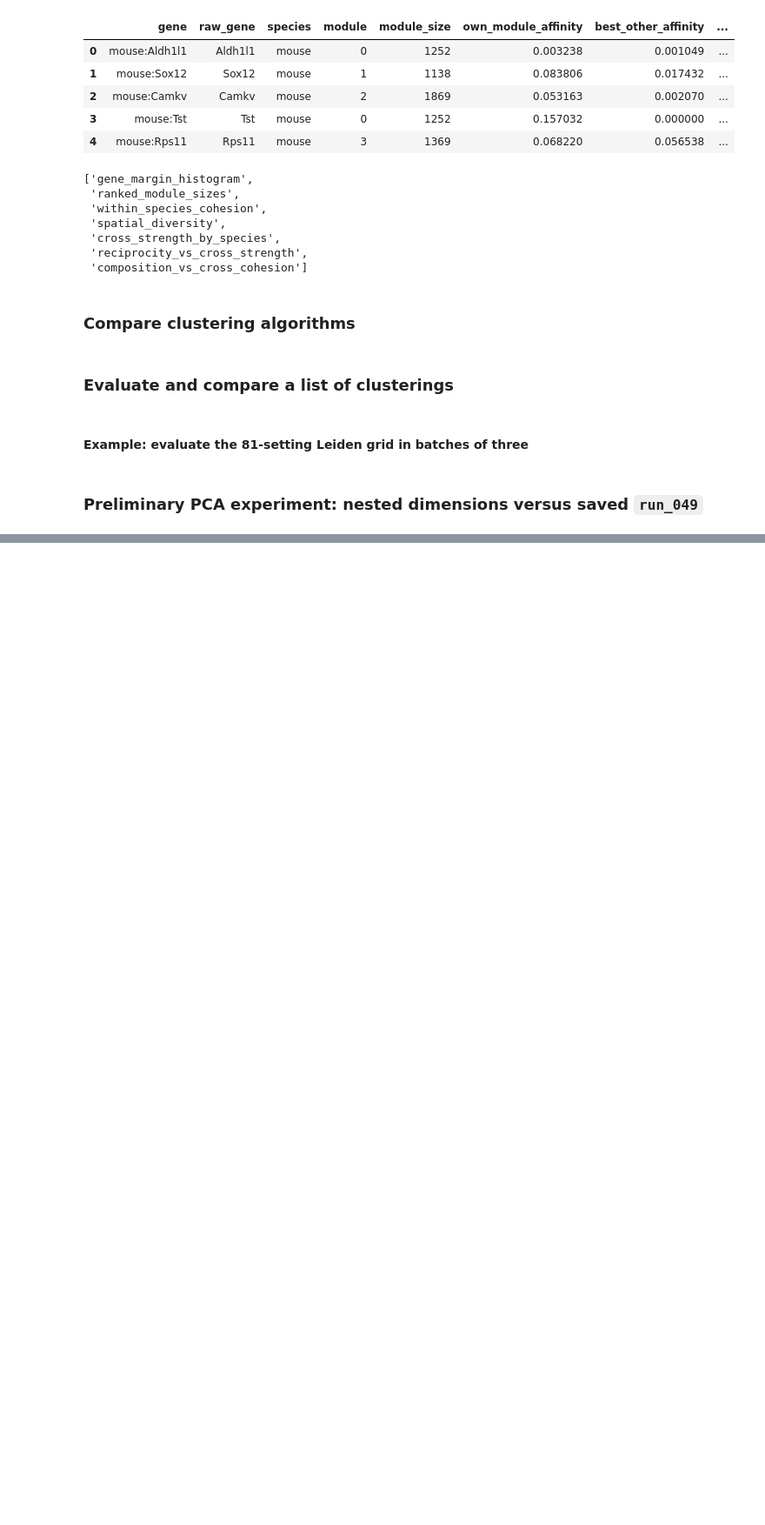
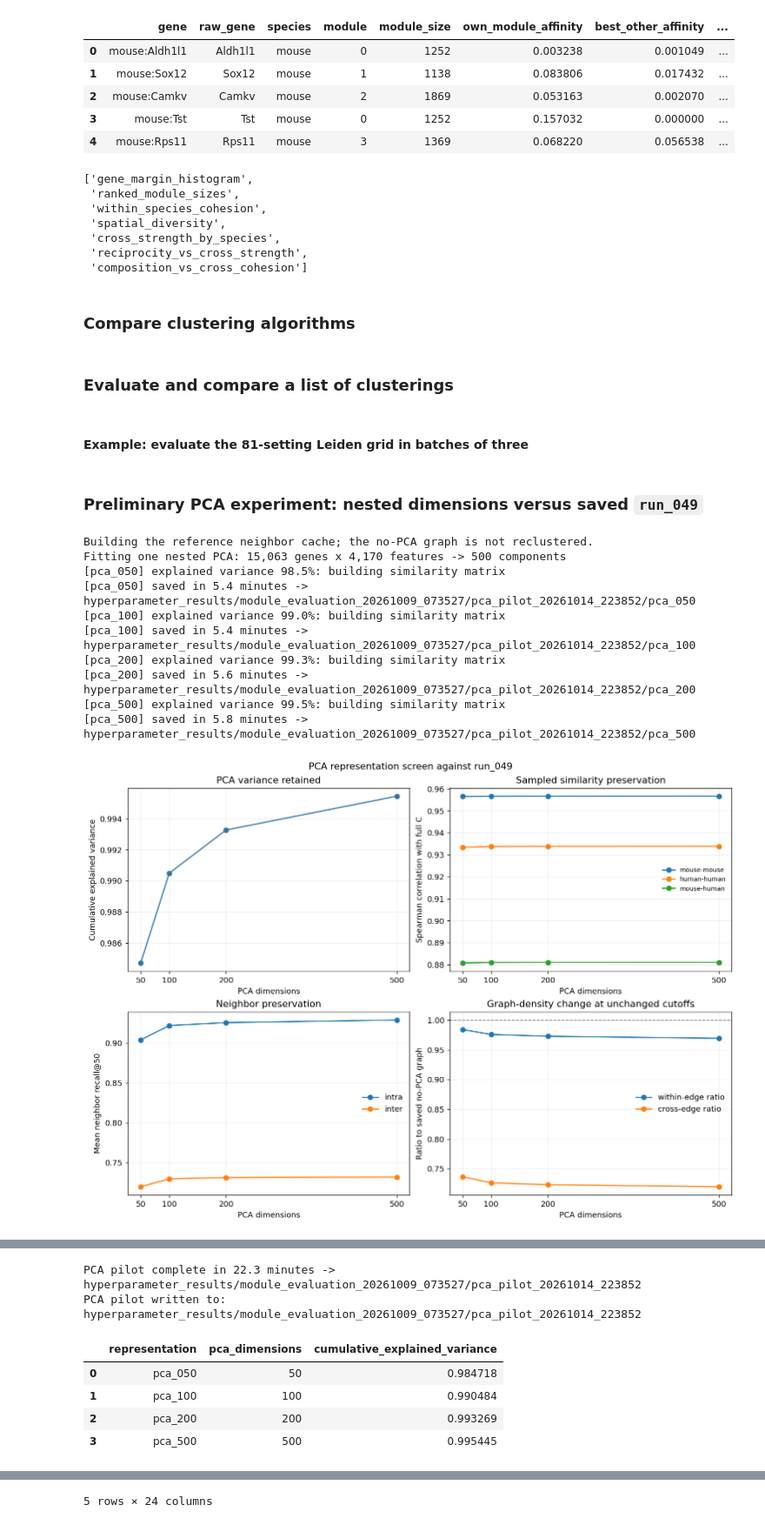
Before and after one commit to RK2006/Cross-Species-Spatial-Transcriptomics-Analysis-Using-Smoothie, a Jupyter notebook: Cross Species Pipeline/Full Pipeline.ipynb, the cells around one changed output, grey strips where cells are left out. Shown at 87% size. Drawn from its saved outputs; the diff is of its cells as text; code cells hidden in the pictures; blank space fills up the shorter version.

Commit message:
Results from PCA pipeline

```diff
--- a/Cross Species Pipeline/Full Pipeline.ipynb
+++ b/Cross Species Pipeline/Full Pipeline.ipynb
@@ -3441,8 +3441,8 @@ else:
         "81 settings are configured in 27 batches of three. "
         "Set RUN_FULL_BATCHED_EVALUATION = True to start."
     )
-# %% [markdown]
-### Preliminary PCA experiment: nested dimensions versus saved `run_049`
+# %% [markdown]
+### Preliminary PCA experiment: nested dimensions versus saved `run_049`
 # %%
 def run_pca_pilot(
     prof,
@@ -4355,7 +4355,7 @@ def run_pca_pilot(
         "output_dir": str(output_root),
     }
 # %%
-RUN_PCA_PILOT = False
+RUN_PCA_PILOT = True
 
 # None selects the newest saved module_evaluation_* experiment and loads run_049.
 PCA_PILOT_EXPERIMENT_DIR = None
@@ -4367,30 +4367,42 @@ if RUN_PCA_PILOT:
             "C is the full-profile reference for every comparison."
         )
     pca_pilot = run_pca_pilot(
         prof,
         C,
         # Reuse the existing cache when available. If it is absent,
         # run_pca_pilot builds it from C without running Leiden.
         reference_neighbor_cache=globals().get("neighbor_cache"),
         expression_by_species={
             "mouse": sm_adata_bin50_mous,
             "human": sm_adata_bin50_human,
         },
         experiment_dir=PCA_PILOT_EXPERIMENT_DIR,
         baseline_name="run_049",
         dimensions=(50, 100, 200, 500),
         resolution=1.0,
         leiden_seed=0,
         show_plots=True,
     )
     print(f"PCA pilot written to: {pca_pilot['output_dir']}")
     display(pca_pilot["representation_summary"])
     display(pca_pilot["neighbor_recall"])
     display(pca_pilot["graph_summary"])
     display(pca_pilot["clustering_summary"])
     display(pca_pilot["partition_agreement"])
 else:
     print(
         "Set RUN_PCA_PILOT = True to fit the nested PCA and run four "
         "PCA-only Leiden clusterings against the saved run_049 baseline."
     )
+# %% [output]
+Building the reference neighbor cache; the no-PCA graph is not reclustered.
+Fitting one nested PCA: 15,063 genes x 4,170 features -> 500 components
+[pca_050] explained variance 98.5%: building similarity matrix
+[pca_050] saved in 5.4 minutes -> hyperparameter_results/module_evaluation_20261009_073527/pca_pilot_20261014_223852/pca_050
+[pca_100] explained variance 99.0%: building similarity matrix
+[pca_100] saved in 5.4 minutes -> hyperparameter_results/module_evaluation_20261009_073527/pca_pilot_20261014_223852/pca_100
+[pca_200] explained variance 99.3%: building similarity matrix
+[pca_200] saved in 5.6 minutes -> hyperparameter_results/module_evaluation_20261009_073527/pca_pilot_20261014_223852/pca_200
+[pca_500] explained variance 99.5%: building similarity matrix
+[pca_500] saved in 5.8 minutes -> hyperparameter_results/module_evaluation_20261009_073527/pca_pilot_20261014_223852/pca_500
+[figure, added]
@@ -4396,0 +4411,7 @@ else:
+PCA pilot complete in 22.3 minutes -> hyperparameter_results/module_evaluation_20261009_073527/pca_pilot_20261014_223852
+PCA pilot written to: hyperparameter_results/module_evaluation_20261009_073527/pca_pilot_20261014_223852
+|  | representation | pca_dimensions | cumulative_explained_variance |
+| 0 | pca_050 | 50 | 0.984718 |
+| 1 | pca_100 | 100 | 0.990484 |
+| 2 | pca_200 | 200 | 0.993269 |
+| 3 | pca_500 | 500 | 0.995445 |
@@ -4396,0 +4447 @@ else:
+5 rows × 24 columns
```
Also changed, not shown: parts of 1 cell of this notebook, 39 other files.
